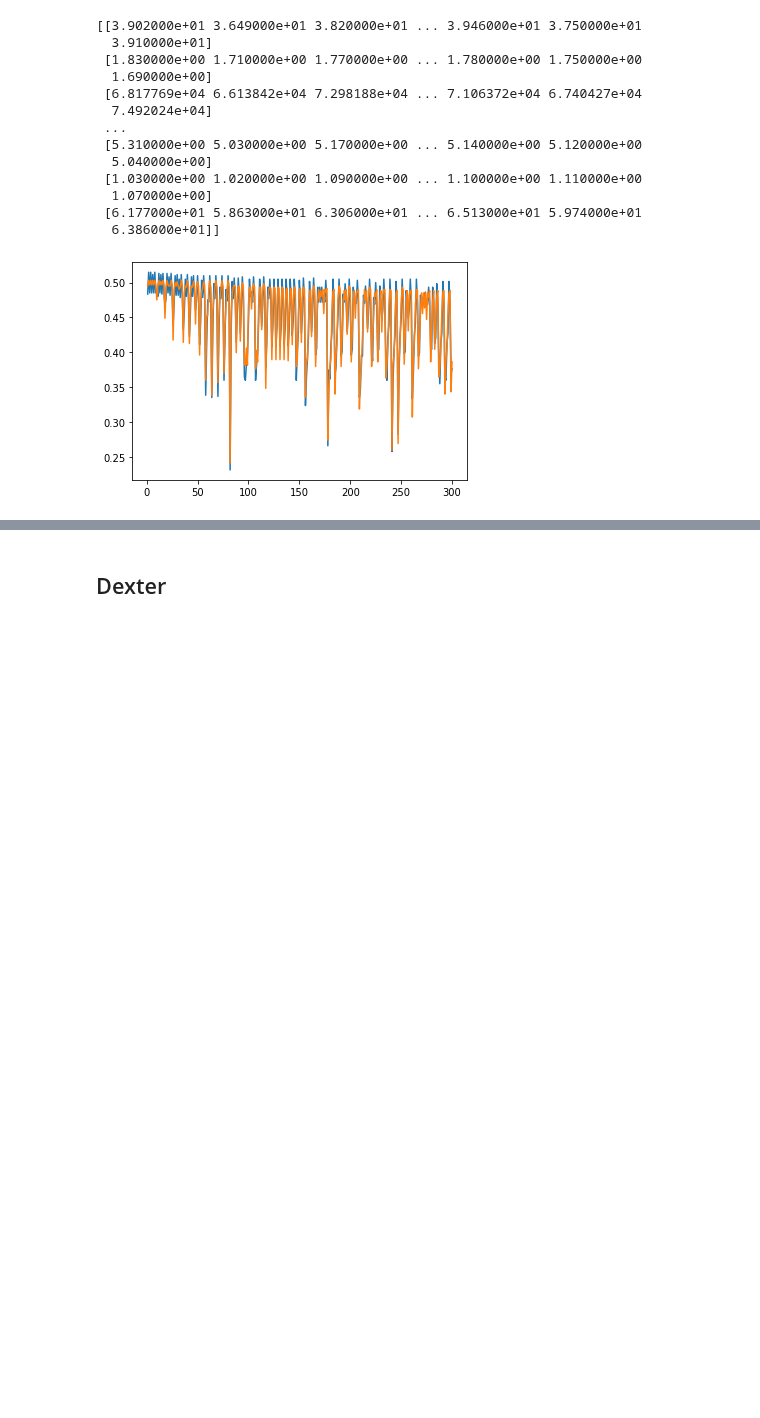
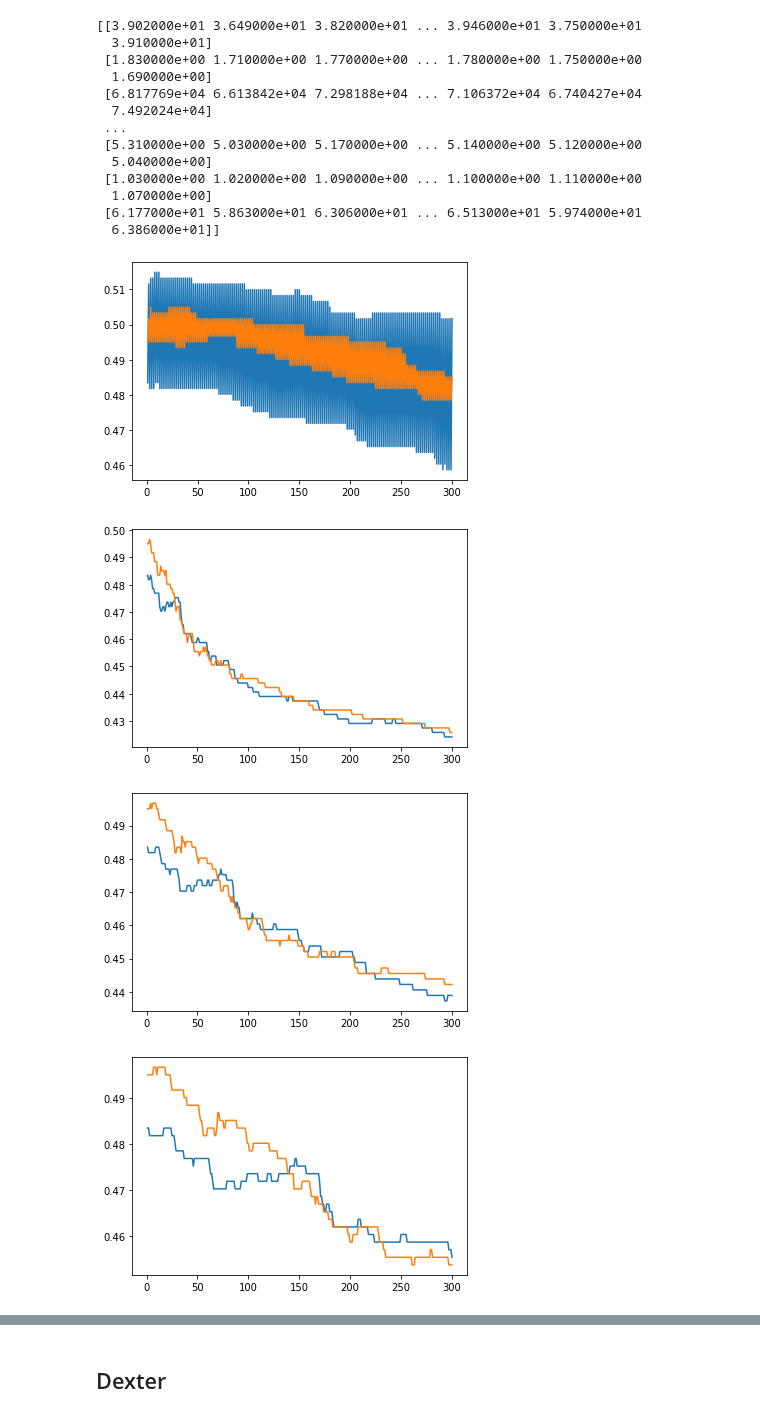
Before and after one commit to Kosaro/MachineLearningAssignments, a Jupyter notebook: Logistic Regression.ipynb, the cells around one changed output, grey strips where cells are left out. Cells and saved outputs as stored; diff of their text form; code cells hidden in the pictures; blank space fills up the shorter version.

```diff
--- a/Logistic Regression.ipynb
+++ b/Logistic Regression.ipynb
@@ -148,7 +167,11 @@ train_x, test_x = normalize(train_x, test_x)
   1.070000e+00]
  [6.177000e+01 5.863000e+01 6.306000e+01 ... 6.513000e+01 5.974000e+01
   6.386000e+01]]
-# %%
-logistic_regression(train_x, train_y, test_x, test_y)
-# %% [output]
-[figure, removed]
+# %%
+#logistic_regression(train_x, train_y, test_x, test_y)
+find_learning_rate(train_x, train_y, test_x, test_y, [.1, .05, .02, .01, .05, .01, .005, .001])
+# %% [output]
+[figure, added]
+[figure, added]
+[figure, added]
+[figure, added]
```
Also changed, not shown: parts of 8 cells of this notebook.
